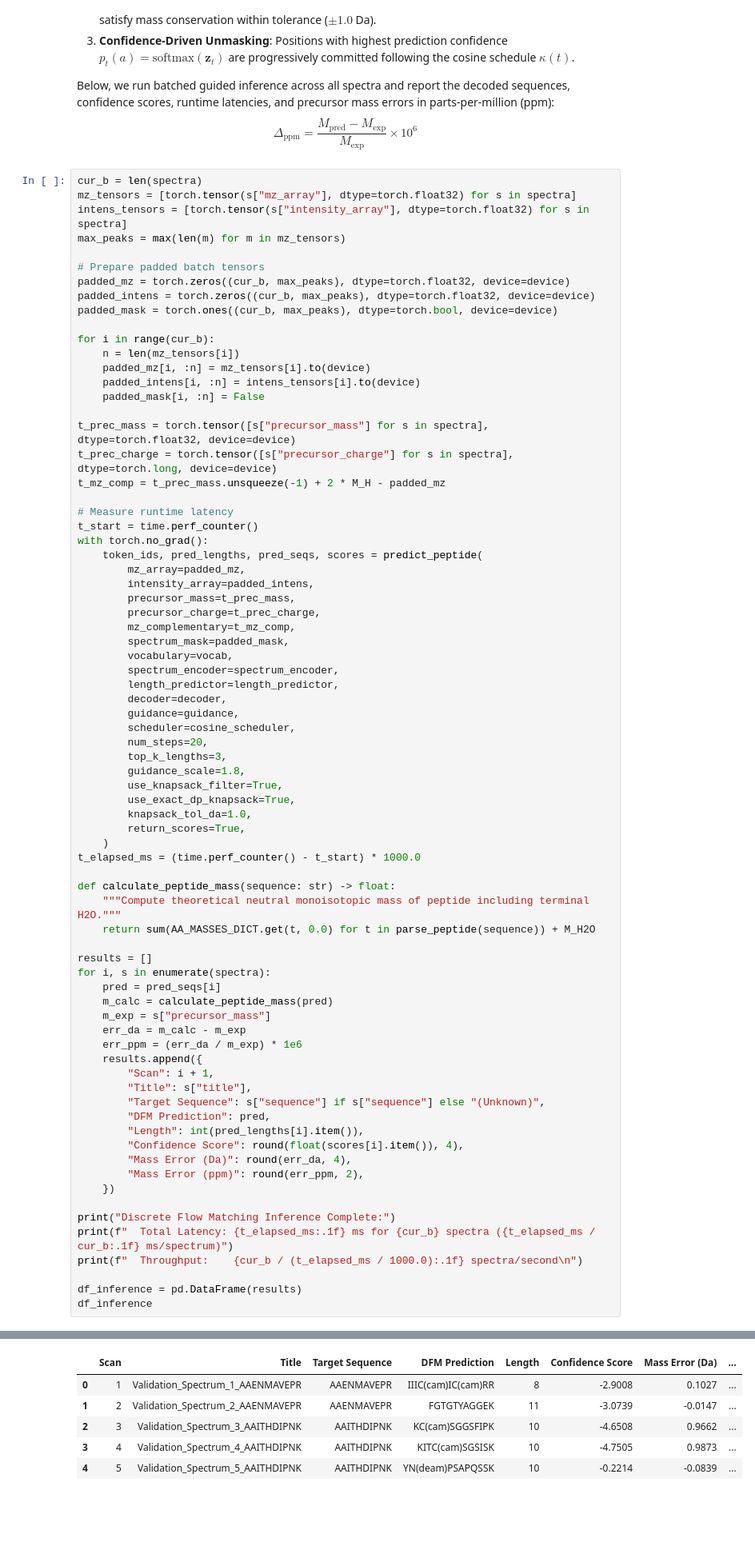
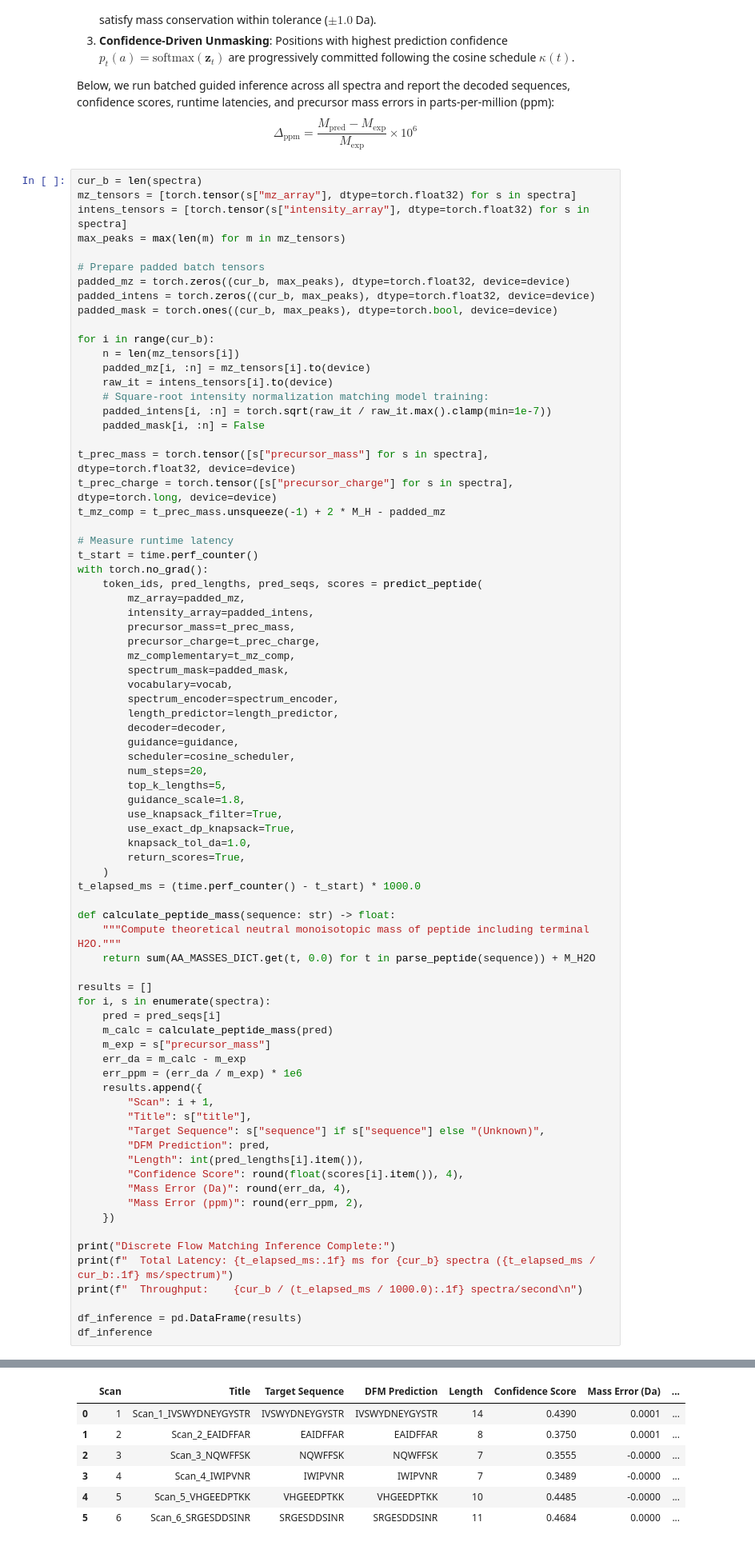
Before and after one commit to joelinator/JoelResearch, a Jupyter notebook: notebooks/dfm_de_novo_tutorial.ipynb, the cells around one changed output, grey strips where cells are left out. Shown at 80% size. Drawn from its saved outputs; the diff is of its cells as text; blank space fills up the shorter version.

```diff
--- a/notebooks/dfm_de_novo_tutorial.ipynb
+++ b/notebooks/dfm_de_novo_tutorial.ipynb
@@ -408,7 +409,9 @@ padded_mask = torch.ones((cur_b, max_peaks), dtype=torch.bool, device=device)
 for i in range(cur_b):
     n = len(mz_tensors[i])
     padded_mz[i, :n] = mz_tensors[i].to(device)
-    padded_intens[i, :n] = intens_tensors[i].to(device)
+    raw_it = intens_tensors[i].to(device)
+    # Square-root intensity normalization matching model training:
+    padded_intens[i, :n] = torch.sqrt(raw_it / raw_it.max().clamp(min=1e-7))
     padded_mask[i, :n] = False
 
 t_prec_mass = torch.tensor([s["precursor_mass"] for s in spectra], dtype=torch.float32, device=device)
@@ -432,7 +435,7 @@ with torch.no_grad():
         guidance=guidance,
         scheduler=cosine_scheduler,
         num_steps=20,
-        top_k_lengths=3,
+        top_k_lengths=5,
         guidance_scale=1.8,
         use_knapsack_filter=True,
         use_exact_dp_knapsack=True,
@@ -476,9 +479,10 @@ Discrete Flow Matching Inference Complete:
 |  | Scan | Title | Target Sequence | DFM Prediction | Length | Confidence Score | Mass Error (Da) | ... |
-| 0 | 1 | Validation_Spectrum_1_AAENMAVEPR | AAENMAVEPR | IIIC(cam)IC(cam)RR | 8 | -2.9008 | 0.1027 | ... |
-| 1 | 2 | Validation_Spectrum_2_AAENMAVEPR | AAENMAVEPR | FGTGTYAGGEK | 11 | -3.0739 | -0.0147 | ... |
-| 2 | 3 | Validation_Spectrum_3_AAITHDIPNK | AAITHDIPNK | KC(cam)SGGSFIPK | 10 | -4.6508 | 0.9662 | ... |
-| 3 | 4 | Validation_Spectrum_4_AAITHDIPNK | AAITHDIPNK | KITC(cam)SGSISK | 10 | -4.7505 | 0.9873 | ... |
-| 4 | 5 | Validation_Spectrum_5_AAITHDIPNK | AAITHDIPNK | YN(deam)PSAPQSSK | 10 | -0.2214 | -0.0839 | ... |
+| 0 | 1 | Scan_1_IVSWYDNEYGYSTR | IVSWYDNEYGYSTR | IVSWYDNEYGYSTR | 14 | 0.4390 | 0.0001 | ... |
+| 1 | 2 | Scan_2_EAIDFFAR | EAIDFFAR | EAIDFFAR | 8 | 0.3750 | 0.0001 | ... |
+| 2 | 3 | Scan_3_NQWFFSK | NQWFFSK | NQWFFSK | 7 | 0.3555 | -0.0000 | ... |
+| 3 | 4 | Scan_4_IWIPVNR | IWIPVNR | IWIPVNR | 7 | 0.3489 | -0.0000 | ... |
+| 4 | 5 | Scan_5_VHGEEDPTKK | VHGEEDPTKK | VHGEEDPTKK | 10 | 0.4485 | -0.0000 | ... |
+| 5 | 6 | Scan_6_SRGESDDSINR | SRGESDDSINR | SRGESDDSINR | 11 | 0.4684 | 0.0000 | ... |
 # %% [markdown]
 ## 6. Flow Trajectory Diagnostics Across 20 Euler Steps
 
```
Also changed, not shown: parts of 6 cells of this notebook, 1 other file.
